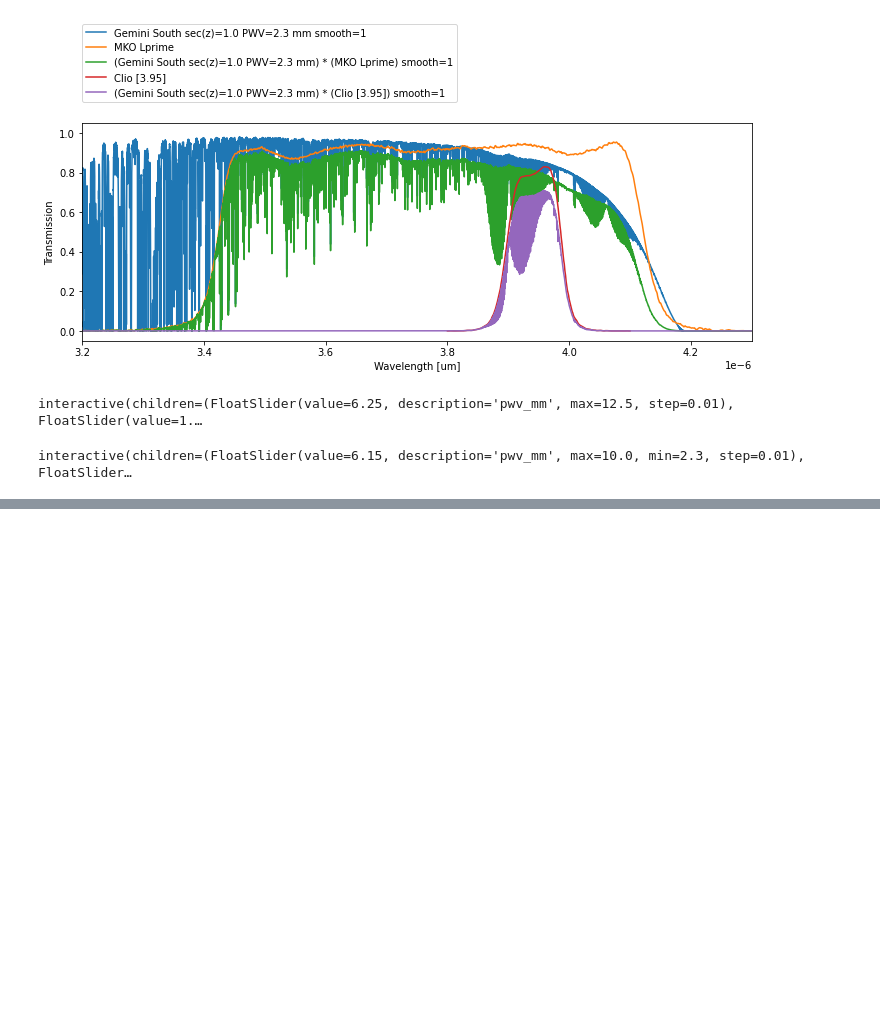
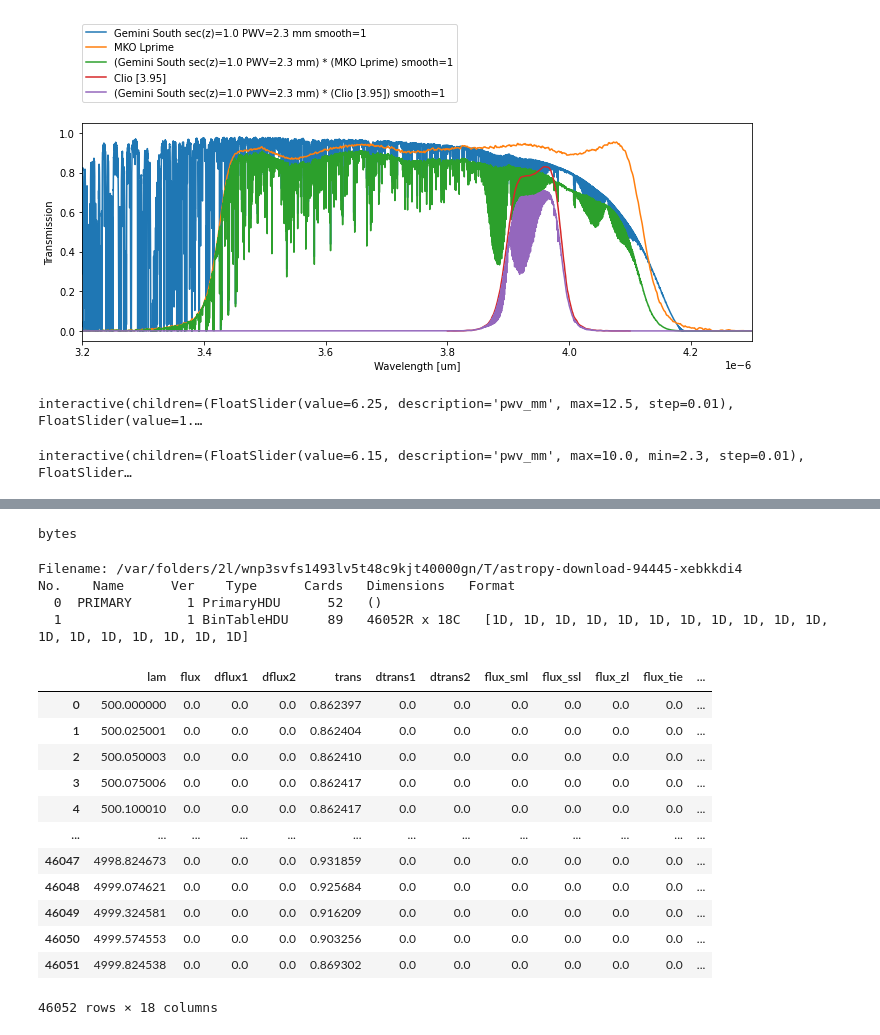
Before and after one commit to joseph-long/doodads, a Jupyter notebook: notebooks/Atmospheric transmission.ipynb, the cells around one changed output, grey strips where cells are left out. Cells and saved outputs as stored; diff of their text form; code cells hidden in the pictures; blank space fills up the shorter version.

```diff
--- a/notebooks/Atmospheric transmission.ipynb
+++ b/notebooks/Atmospheric transmission.ipynb
@@ -45,0 +106,4 @@ interactive(children=(FloatSlider(value=6.15, description='pwv_mm', max=10.0, mi
+# %%
+type(resp.content)
+# %% [output]
+bytes
@@ -45,0 +112,23 @@ interactive(children=(FloatSlider(value=6.15, description='pwv_mm', max=10.0, mi
+# %%
+hdul.info()
+# %% [output]
+Filename: /var/folders/2l/wnp3svfs1493lv5t48c9kjt40000gn/T/astropy-download-94445-xebkkdi4
+No.    Name      Ver    Type      Cards   Dimensions   Format
+  0  PRIMARY       1 PrimaryHDU      52   ()
+  1                1 BinTableHDU     89   46052R x 18C   [1D, 1D, 1D, 1D, 1D, 1D, 1D, 1D, 1D, 1D, 1D, 1D, 1D, 1D, 1D, 1D, 1D, 1D]
+# %%
+pd.DataFrame(hdul[1].data)
+# %% [output]
+|  | lam | flux | dflux1 | dflux2 | trans | dtrans1 | dtrans2 | flux_sml | flux_ssl | flux_zl | flux_tie | ... |
+| 0 | 500.000000 | 0.0 | 0.0 | 0.0 | 0.862397 | 0.0 | 0.0 | 0.0 | 0.0 | 0.0 | 0.0 | ... |
+| 1 | 500.025001 | 0.0 | 0.0 | 0.0 | 0.862404 | 0.0 | 0.0 | 0.0 | 0.0 | 0.0 | 0.0 | ... |
+| 2 | 500.050003 | 0.0 | 0.0 | 0.0 | 0.862410 | 0.0 | 0.0 | 0.0 | 0.0 | 0.0 | 0.0 | ... |
+| 3 | 500.075006 | 0.0 | 0.0 | 0.0 | 0.862417 | 0.0 | 0.0 | 0.0 | 0.0 | 0.0 | 0.0 | ... |
+| 4 | 500.100010 | 0.0 | 0.0 | 0.0 | 0.862417 | 0.0 | 0.0 | 0.0 | 0.0 | 0.0 | 0.0 | ... |
+| ... | ... | ... | ... | ... | ... | ... | ... | ... | ... | ... | ... | ... |
+| 46047 | 4998.824673 | 0.0 | 0.0 | 0.0 | 0.931859 | 0.0 | 0.0 | 0.0 | 0.0 | 0.0 | 0.0 | ... |
+| 46048 | 4999.074621 | 0.0 | 0.0 | 0.0 | 0.925684 | 0.0 | 0.0 | 0.0 | 0.0 | 0.0 | 0.0 | ... |
+| 46049 | 4999.324581 | 0.0 | 0.0 | 0.0 | 0.916209 | 0.0 | 0.0 | 0.0 | 0.0 | 0.0 | 0.0 | ... |
+| 46050 | 4999.574553 | 0.0 | 0.0 | 0.0 | 0.903256 | 0.0 | 0.0 | 0.0 | 0.0 | 0.0 | 0.0 | ... |
+| 46051 | 4999.824538 | 0.0 | 0.0 | 0.0 | 0.869302 | 0.0 | 0.0 | 0.0 | 0.0 | 0.0 | 0.0 | ... |
+46052 rows × 18 columns
```
Also changed, not shown: parts of 14 cells of this notebook, 18 other files.
